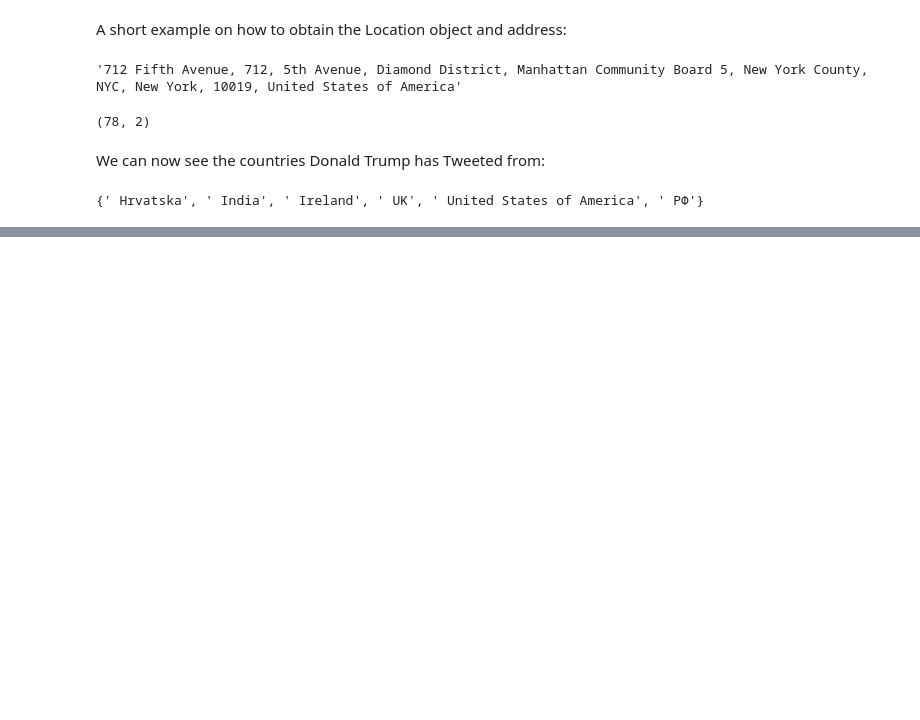
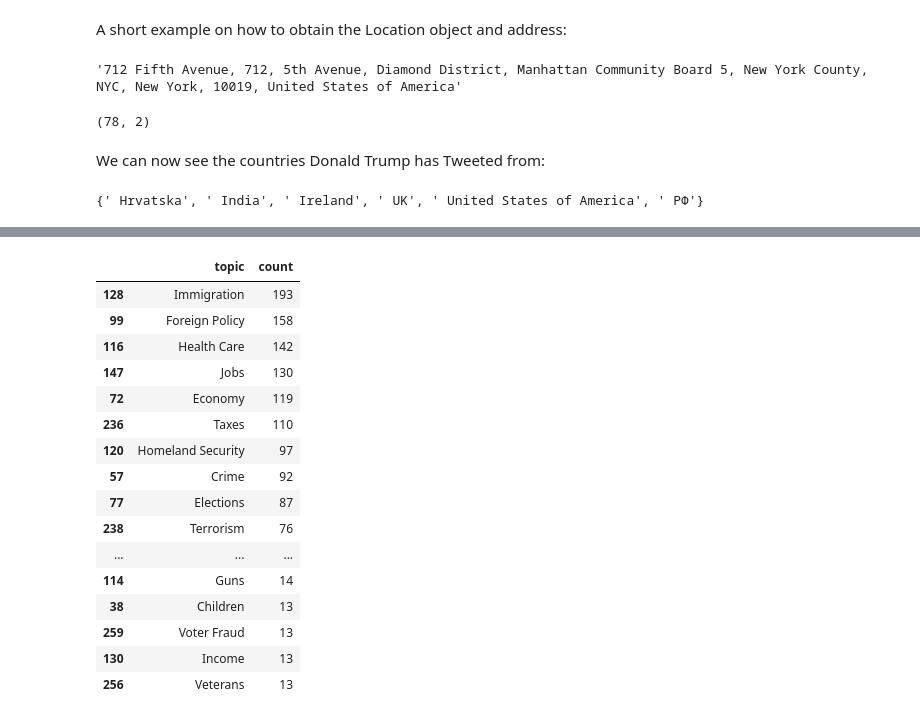
Before and after one commit to baetuc/ADA-CS-401, a Jupyter notebook: Project/Project.ipynb, the cells around one changed output, grey strips where cells are left out. Cells and saved outputs as stored; diff of their text form; code cells hidden in the pictures; blank space fills up the shorter version.

```diff
--- a/Project/Project.ipynb
+++ b/Project/Project.ipynb
@@ -412,0 +504,50 @@ news = pd.read_csv(NEWS_PATH)
+# %%
+def count_occurence(topic_name, topics):
+    count = 0
+
+    for topic in topics:
+        tmp = topic.split(',')
+        if(topic_name in tmp):
+            count += 1
+
+    return count
+
+def get_occurence(topics_set, topics_series):
+    occurences = {}
+
+    for topic in topics_set:
+        occurences[topic] = count_occurence(topic, topics_series)
+
+    return occurences
+# %%
+occurences = get_occurence(s, topics)
+# %%
+topic_series = pd.Series(occurences)
+topic_df = pd.DataFrame(topic_series)
+
+topic_df.reset_index(inplace=True)
+topic_df.columns = ['topic','count']
+# %%
+topic_df_sorted = topic_df.sort_values(by='count', ascending=False)
+
+top_50 = topic_df_sorted[0:50]
+# %%
+top_50
+# %% [output]
+|  | topic | count |
+| 128 | Immigration | 193 |
+| 99 | Foreign Policy | 158 |
+| 116 | Health Care | 142 |
+| 147 | Jobs | 130 |
+| 72 | Economy | 119 |
+| 236 | Taxes | 110 |
+| 120 | Homeland Security | 97 |
+| 57 | Crime | 92 |
+| 77 | Elections | 87 |
+| 238 | Terrorism | 76 |
+| ... | ... | ... |
+| 114 | Guns | 14 |
+| 38 | Children | 13 |
+| 259 | Voter Fraud | 13 |
+| 130 | Income | 13 |
+| 256 | Veterans | 13 |
```
Also changed, not shown: parts of 14 cells of this notebook.
